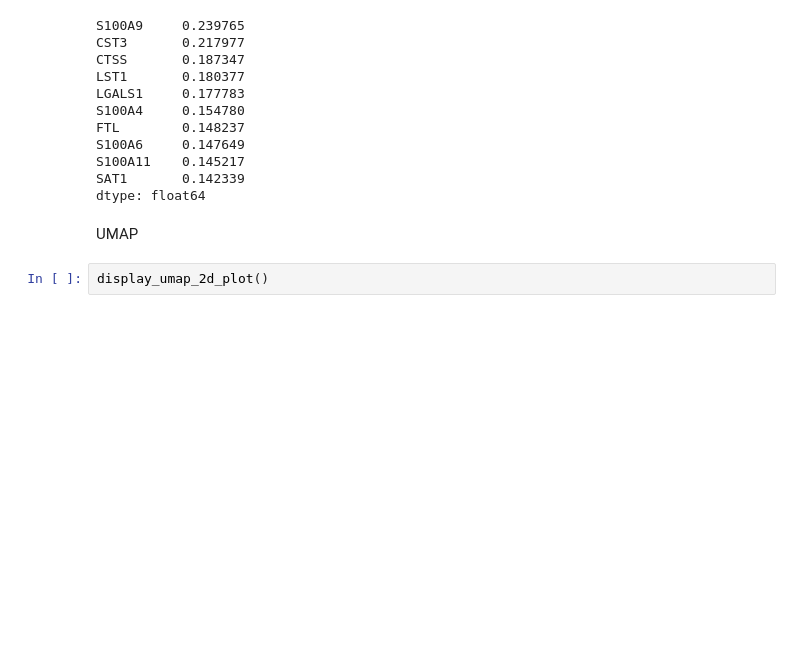
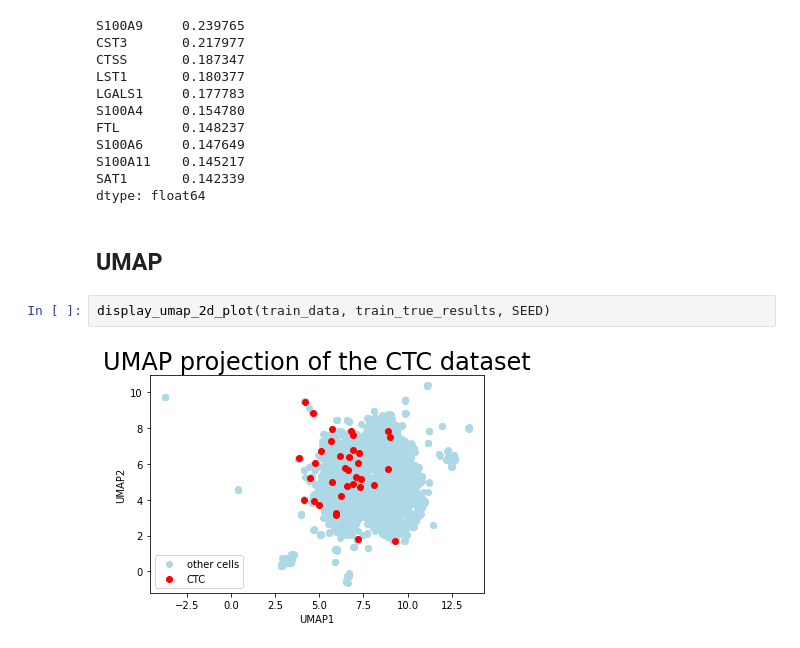
Before and after one commit to melehean/CTC-Detection, a Jupyter notebook: visualization.ipynb, the cells around one changed output. Saved outputs shown, nothing was run; the diff lists cells and outputs as text; blank space fills up the shorter version.

Commit message:
UMAP refactoring

```diff
--- a/visualization.ipynb
+++ b/visualization.ipynb
@@ -69,7 +70,9 @@ S100A6     0.147649
 S100A11    0.145217
 SAT1       0.142339
 dtype: float64
-# %% [markdown]
-UMAP
-# %%
-display_umap_2d_plot()
+# %% [markdown]
+## UMAP
+# %%
+display_umap_2d_plot(train_data, train_true_results, SEED)
+# %% [output]
+[figure, added]
```
Also changed, not shown: parts of 2 cells of this notebook, 2 other files.
